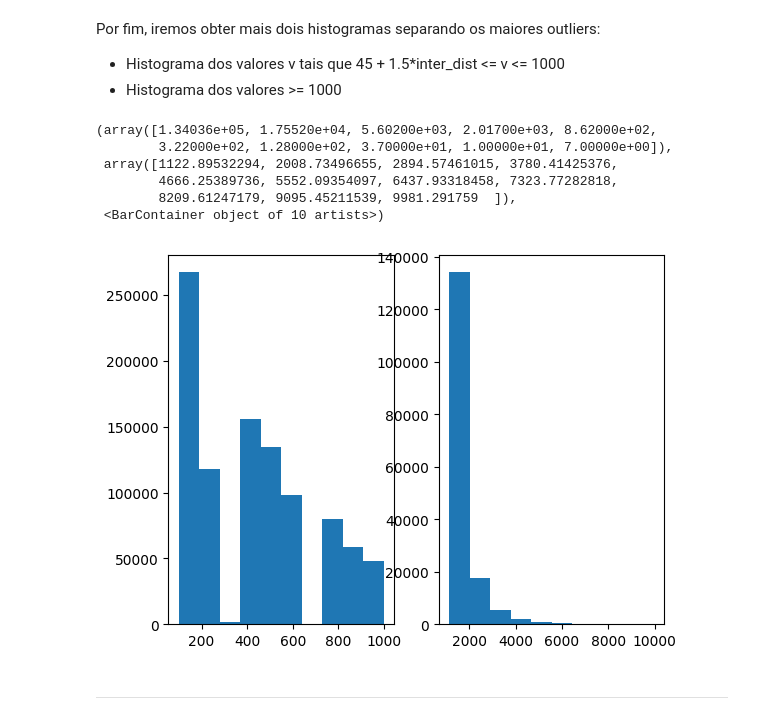
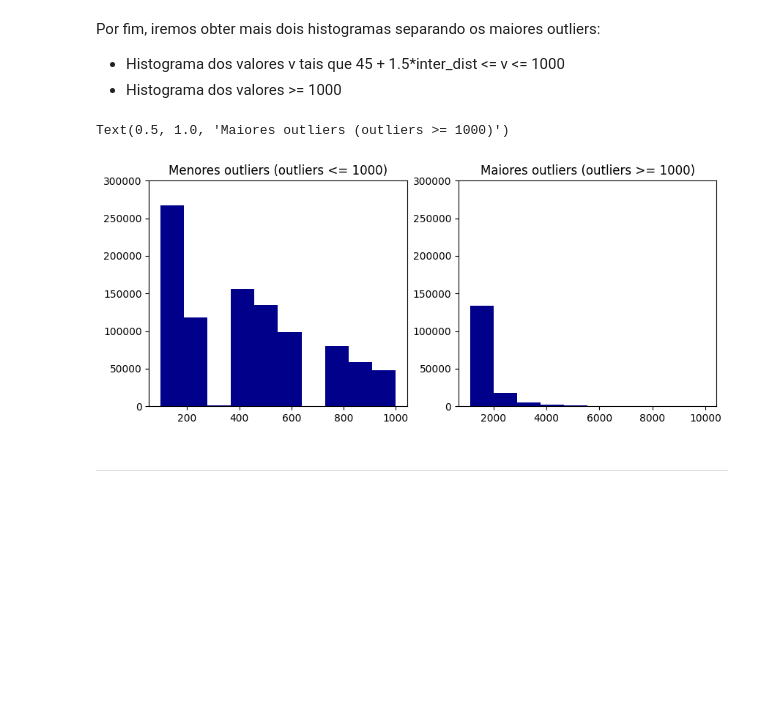
Before and after one commit to Samirnunes/data-science, a Jupyter notebook: eda_air_pollution_sao_paulo.ipynb, the cells around one changed output. Cells and saved outputs as stored; diff of their text form; code cells hidden in the pictures; blank space fills up the shorter version.

```diff
--- a/eda_air_pollution_sao_paulo.ipynb
+++ b/eda_air_pollution_sao_paulo.ipynb
@@ -607,16 +593,19 @@ Por fim, iremos obter mais dois histogramas separando os maiores outliers:
 - Histograma dos valores v tais que 45 + 1.5*inter_dist <= v <= 1000
 - Histograma dos valores >= 1000
 # %%
-fig, axs = plt.subplots(1, 2)
-axs[0].hist(data[(data['Valor'] >= 45 + 1.5*inter_dist) & (data['Valor'] <= 1000)]['Valor'])
-axs[1].hist(data[(data['Valor'] >= 1000)]['Valor'])
+fig, axs = plt.subplots(1, 2, figsize = (10,4))
+
+ticks = [i*10**5 for i in np.arange(0.0, 3.5, 0.5)]
+
+axs[0].hist(data[(data['Valor'] >= 45 + 1.5*inter_dist) & (data['Valor'] <= 1000)]['Valor'], color = 'Darkblue')
+axs[0].set_yticks(ticks)
+axs[0].set_title('Menores outliers (outliers <= 1000)')
+
+axs[1].hist(data[(data['Valor'] >= 1000)]['Valor'], color = 'Darkblue')
+axs[1].set_yticks(ticks)
+axs[1].set_title('Maiores outliers (outliers >= 1000)')
 # %% [output]
-(array([1.34036e+05, 1.75520e+04, 5.60200e+03, 2.01700e+03, 8.62000e+02,
-        3.22000e+02, 1.28000e+02, 3.70000e+01, 1.00000e+01, 7.00000e+00]),
- array([1122.89532294, 2008.73496655, 2894.57461015, 3780.41425376,
-        4666.25389736, 5552.09354097, 6437.93318458, 7323.77282818,
-        8209.61247179, 9095.45211539, 9981.291759  ]),
- <BarContainer object of 10 artists>)
+Text(0.5, 1.0, 'Maiores outliers (outliers >= 1000)')
-[figure, old version]
+[figure, new version]
 # %% [markdown]
 ---
```
Also changed, not shown: parts of 66 cells of this notebook.
